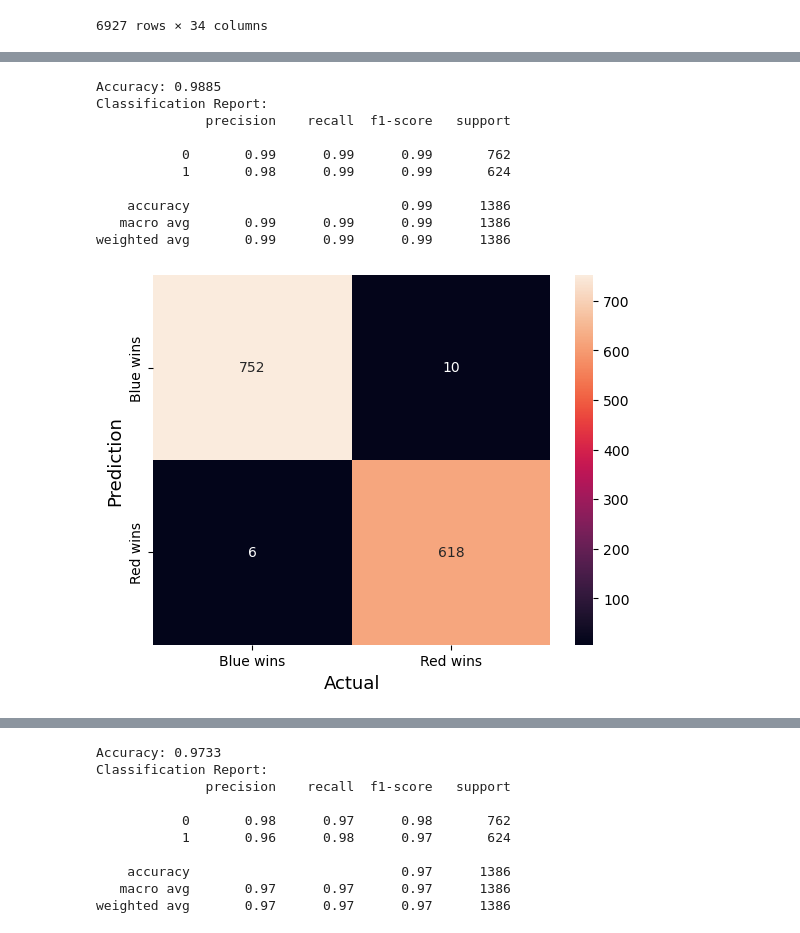
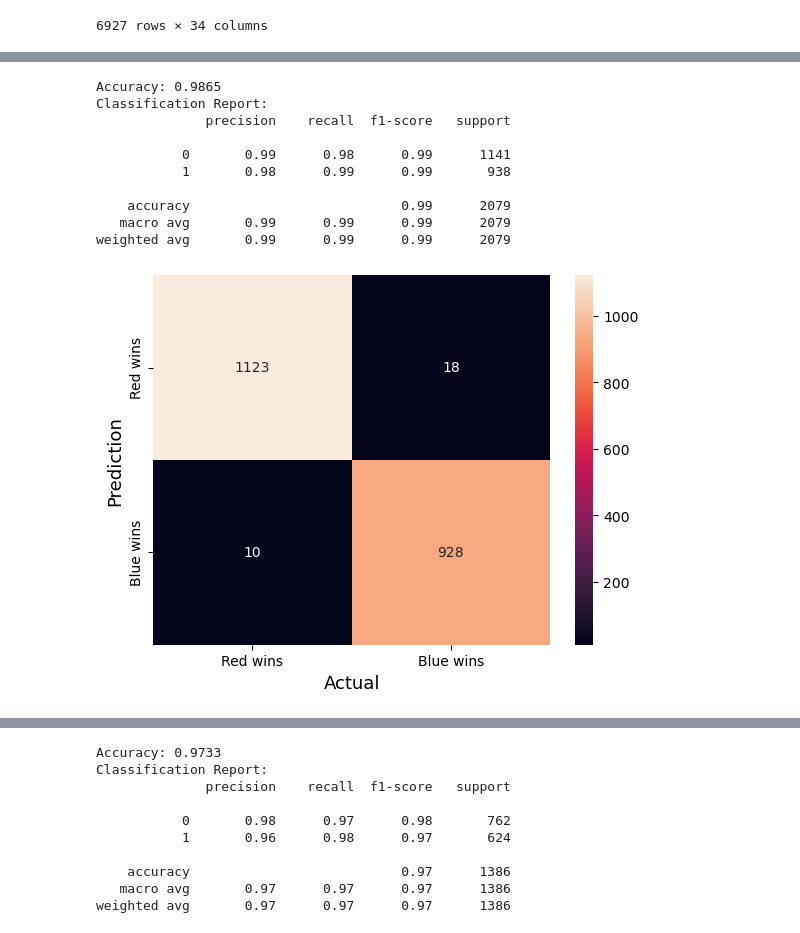
Before and after one commit to mohammad20306/Dissertation, a Jupyter notebook: ML.ipynb, the cells around one changed output, grey strips where cells are left out. Saved outputs shown, nothing was run; the diff lists cells and outputs as text; code cells hidden in the pictures.

```diff
--- a/ML.ipynb
+++ b/ML.ipynb
@@ -202,7 +202,7 @@ y = df['blue_side_won']
 # %%
 #using standardscaler to scale the X data
 scaler = StandardScaler()
-X_train, X_test, y_train, y_test = train_test_split(X, y, test_size=0.2, random_state=42)
+X_train, X_test, y_train, y_test = train_test_split(X, y, test_size=0.3, random_state=42)
 
 scaled_X_train = scaler.fit_transform(X_train)
 scaled_X_test = scaler.transform(X_test)
@@ -254,35 +254,35 @@ from sklearn.feature_selection import SelectKBest, mutual_info_classif
 # %%
 from sklearn.ensemble import RandomForestClassifier
 model = RandomForestClassifier()
 model.fit(scaled_X_train, y_train)
 y_pred = model.predict(scaled_X_test)
 rf_acc = accuracy_score(y_test, y_pred)
 
 confusion_mat= confusion_matrix(y_test, y_pred)
 
 print('Accuracy: {:.4f}'.format(rf_acc))
 print("Classification Report:")
 print(classification_report(y_test, y_pred))
 
 
 sns.heatmap(confusion_mat, annot=True, fmt='g',
-            xticklabels=['Blue wins','Red wins'],
-            yticklabels=['Blue wins','Red wins'])
+            xticklabels=['Red wins','Blue wins'],
+            yticklabels=['Red wins','Blue wins'])
 plt.ylabel('Prediction',fontsize=13)
 plt.xlabel('Actual',fontsize=13)
 plt.show()
 # %% [output]
-Accuracy: 0.9885
+Accuracy: 0.9865
 Classification Report:
               precision    recall  f1-score   support
 
-           0       0.99      0.99      0.99       762
-           1       0.98      0.99      0.99       624
+           0       0.99      0.98      0.99      1141
+           1       0.98      0.99      0.99       938
 
-    accuracy                           0.99      1386
-   macro avg       0.99      0.99      0.99      1386
-weighted avg       0.99      0.99      0.99      1386
+    accuracy                           0.99      2079
+   macro avg       0.99      0.99      0.99      2079
+weighted avg       0.99      0.99      0.99      2079
-[figure, old version]
+[figure, new version]
 # %%
 from sklearn.neighbors import KNeighborsClassifier
 knn_classifier = KNeighborsClassifier()
```
Also changed, not shown: parts of 3 cells of this notebook, 2 other files.
